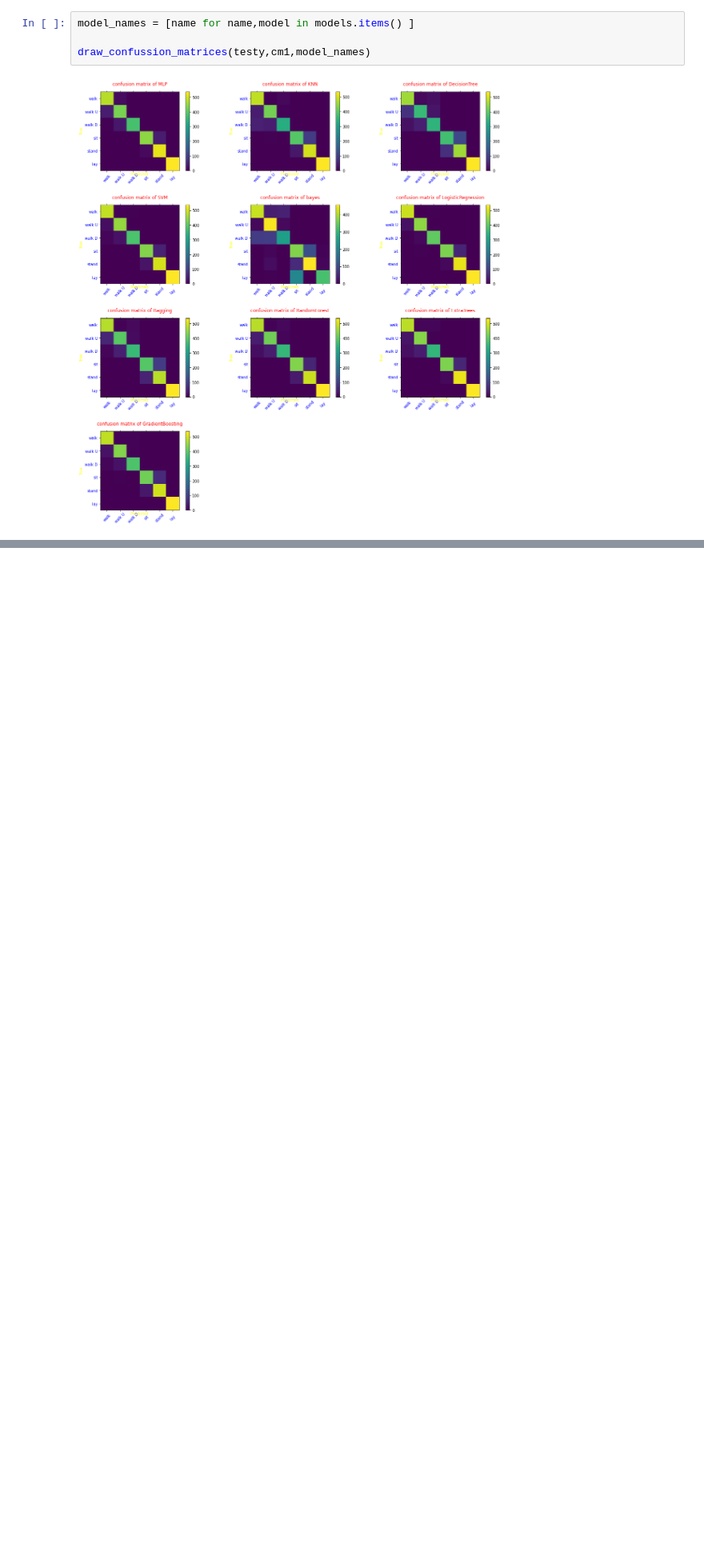
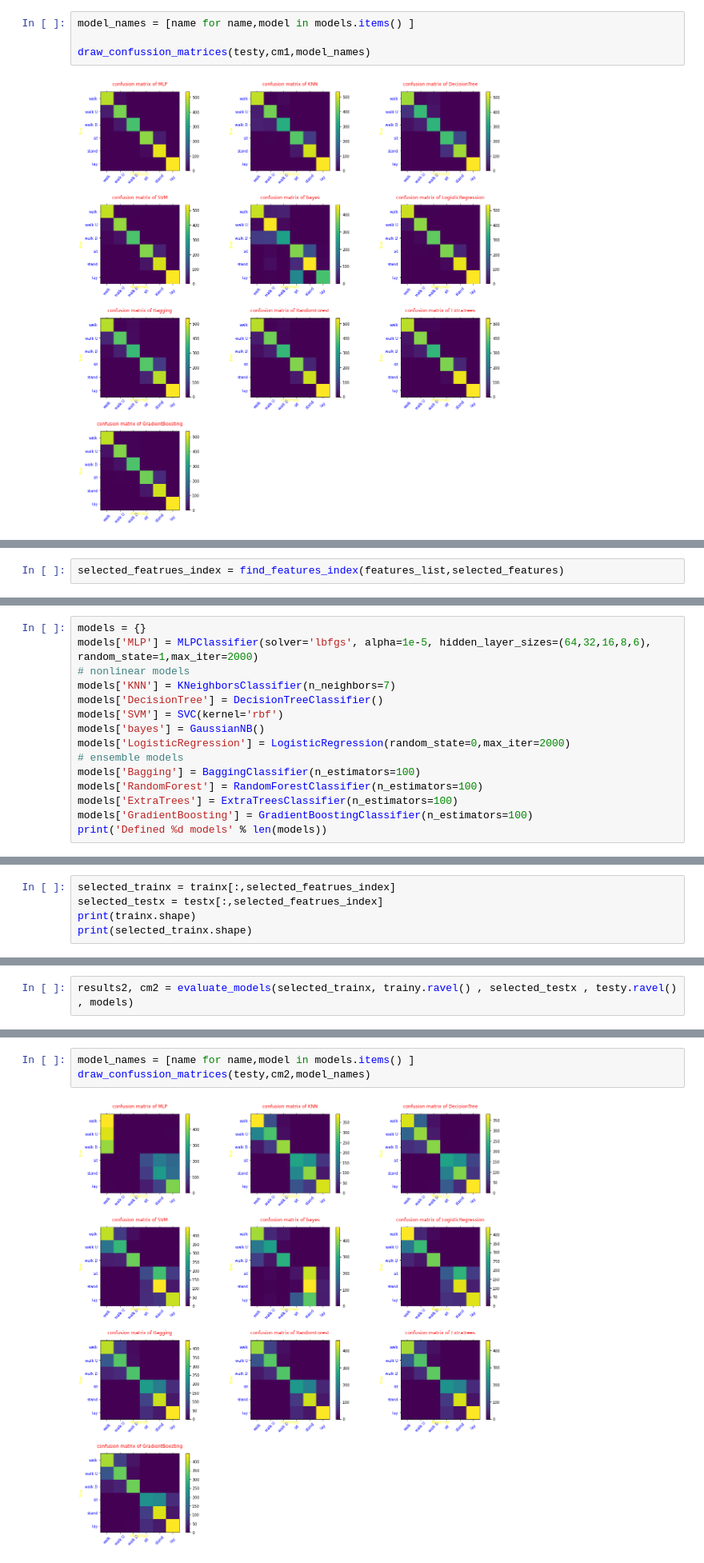
Before and after one commit to mammadmaheri7/human-activity-recognition, a Jupyter notebook: UCI.ipynb, the cells around one changed output, grey strips where cells are left out. Shown at 80% size. Drawn from its saved outputs; the diff is of its cells as text; blank space fills up the shorter version.

Commit message:
select feature

```diff
--- a/UCI.ipynb
+++ b/UCI.ipynb
@@ -545,0 +618,2 @@ draw_confussion_matrices(testy,cm1,model_names)
+# %%
+selected_featrues_index = find_features_index(features_list,selected_features)
@@ -545,0 +640,15 @@ draw_confussion_matrices(testy,cm1,model_names)
+# %%
+models = {}
+models['MLP'] = MLPClassifier(solver='lbfgs', alpha=1e-5, hidden_layer_sizes=(64,32,16,8,6), random_state=1,max_iter=2000)
+# nonlinear models
+models['KNN'] = KNeighborsClassifier(n_neighbors=7)
+models['DecisionTree'] = DecisionTreeClassifier()
+models['SVM'] = SVC(kernel='rbf')
+models['bayes'] = GaussianNB()
+models['LogisticRegression'] = LogisticRegression(random_state=0,max_iter=2000)
+# ensemble models
+models['Bagging'] = BaggingClassifier(n_estimators=100)
+models['RandomForest'] = RandomForestClassifier(n_estimators=100)
+models['ExtraTrees'] = ExtraTreesClassifier(n_estimators=100)
+models['GradientBoosting'] = GradientBoostingClassifier(n_estimators=100)
+print('Defined %d models' % len(models))
@@ -545,0 +657,5 @@ draw_confussion_matrices(testy,cm1,model_names)
+# %%
+selected_trainx = trainx[:,selected_featrues_index]
+selected_testx = testx[:,selected_featrues_index]
+print(trainx.shape)
+print(selected_trainx.shape)
@@ -545,0 +665,2 @@ draw_confussion_matrices(testy,cm1,model_names)
+# %%
+results2, cm2 = evaluate_models(selected_trainx, trainy.ravel() , selected_testx , testy.ravel() , models)
@@ -545,0 +691,5 @@ draw_confussion_matrices(testy,cm1,model_names)
+# %%
+model_names = [name for name,model in models.items() ]
+draw_confussion_matrices(testy,cm2,model_names)
+# %% [output]
+[figure, added]
```
Also changed, not shown: parts of 21 cells of this notebook.
